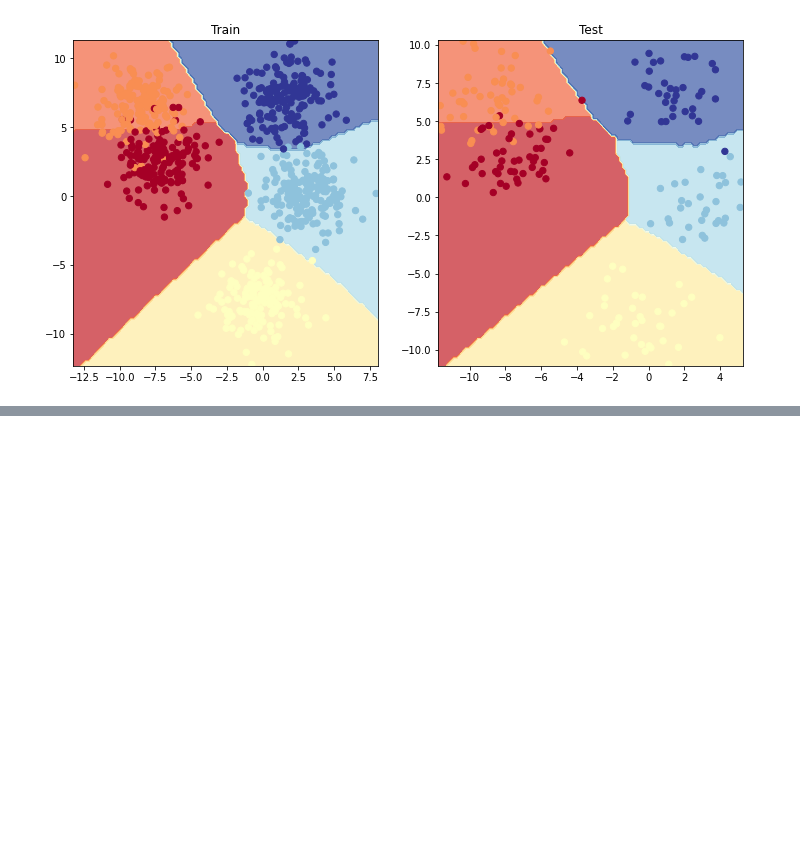
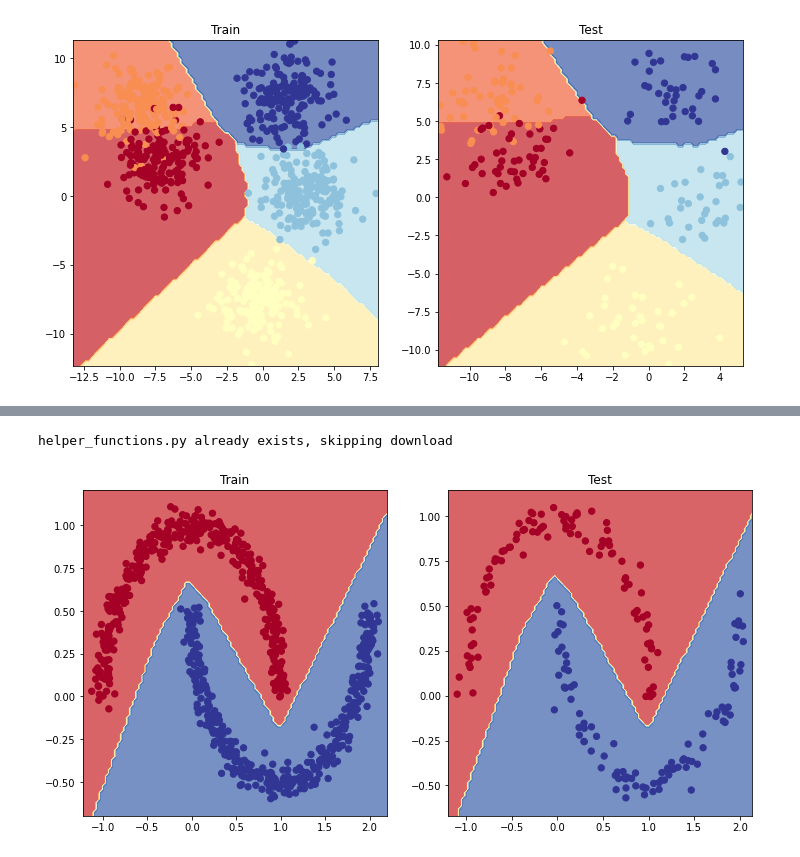
Before and after one commit to daspartho/learn-pytorch, a Jupyter notebook: classification.ipynb, the cells around one changed output, grey strips where cells are left out. Cells and saved outputs as stored; diff of their text form; code cells hidden in the pictures; blank space fills up the shorter version.

```diff
--- a/classification.ipynb
+++ b/classification.ipynb
@@ -318,0 +395,35 @@ plot_decision_boundary(blob_model, X_test, y_test)
+# %%
+loss_fn = nn.BCEWithLogitsLoss()
+optimizer = torch.optim.SGD(params=model.parameters(), lr=0.1)
+# %%
+def accuracy(true, pred):
+    return (torch.eq(true, pred).sum().item()/len(pred))*100
+# %%
+epochs = 1000
+
+X_train = X_train.to(device)
+X_test = X_test.to(device)
+y_train = y_train.to(device)
+y_test = y_test.to(device)
+
+for epoch in range(1, 1+epochs):
+    model.train()
+
+    train_logits = model(X_train).squeeze()
+    train_loss = loss_fn(train_logits, y_train)
+
+    optimizer.zero_grad()
+    train_loss.backward()
+    optimizer.step()
+
+    if epoch%100==0:
+        train_pred = torch.round(torch.sigmoid(train_logits))
+        train_acc = accuracy(train_pred, y_train)
+
+        model.eval()
+        with torch.inference_mode():
+            test_logits = model(X_test).squeeze()
+            test_loss = loss_fn(test_logits, y_test)
+            test_pred = torch.round(torch.sigmoid(test_logits))
+            test_acc = accuracy(test_pred, y_test)
+            print(f"Epoch: {epoch} Train Loss: {train_loss} Train Acc: {train_acc} Test Loss: {test_loss} Test Acc: {test_acc}")
@@ -318,0 +441,26 @@ plot_decision_boundary(blob_model, X_test, y_test)
+# %%
+import requests
+from pathlib import Path
+
+# Download helper functions from Learn PyTorch repo (if not already downloaded)
+if Path("helper_functions.py").is_file():
+  print("helper_functions.py already exists, skipping download")
+else:
+  print("Downloading helper_functions.py")
+  request = requests.get("https://raw.githubusercontent.com/mrdbourke/pytorch-deep-learning/main/helper_functions.py")
+  with open("helper_functions.py", "wb") as f:
+    f.write(request.content)
+
+from helper_functions import plot_predictions, plot_decision_boundary
+# %% [output]
+helper_functions.py already exists, skipping download
+# %%
+plt.figure(figsize=(12, 6))
+plt.subplot(1, 2, 1)
+plt.title("Train")
+plot_decision_boundary(model, X_train, y_train)
+plt.subplot(1,2,2)
+plt.title("Test")
+plot_decision_boundary(model, X_test, y_test)
+# %% [output]
+[figure, added]
```
Also changed, not shown: parts of 7 cells of this notebook.
